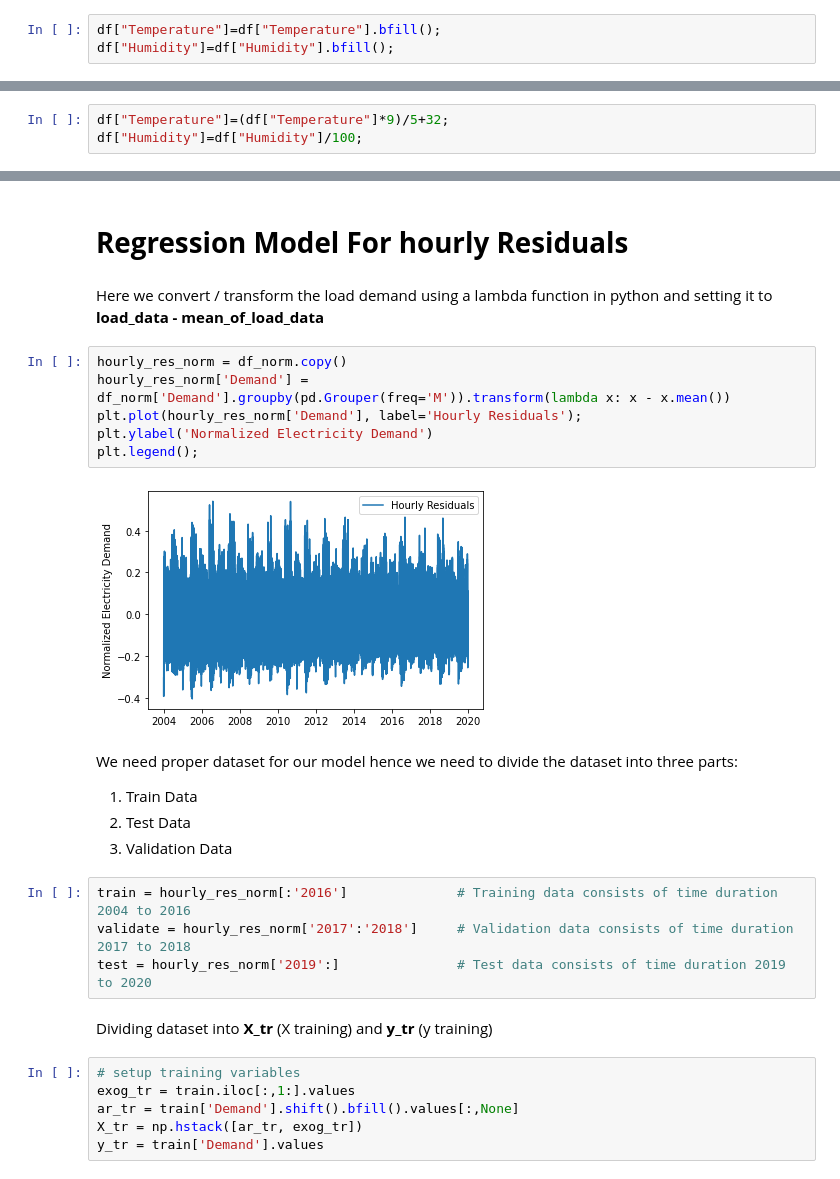
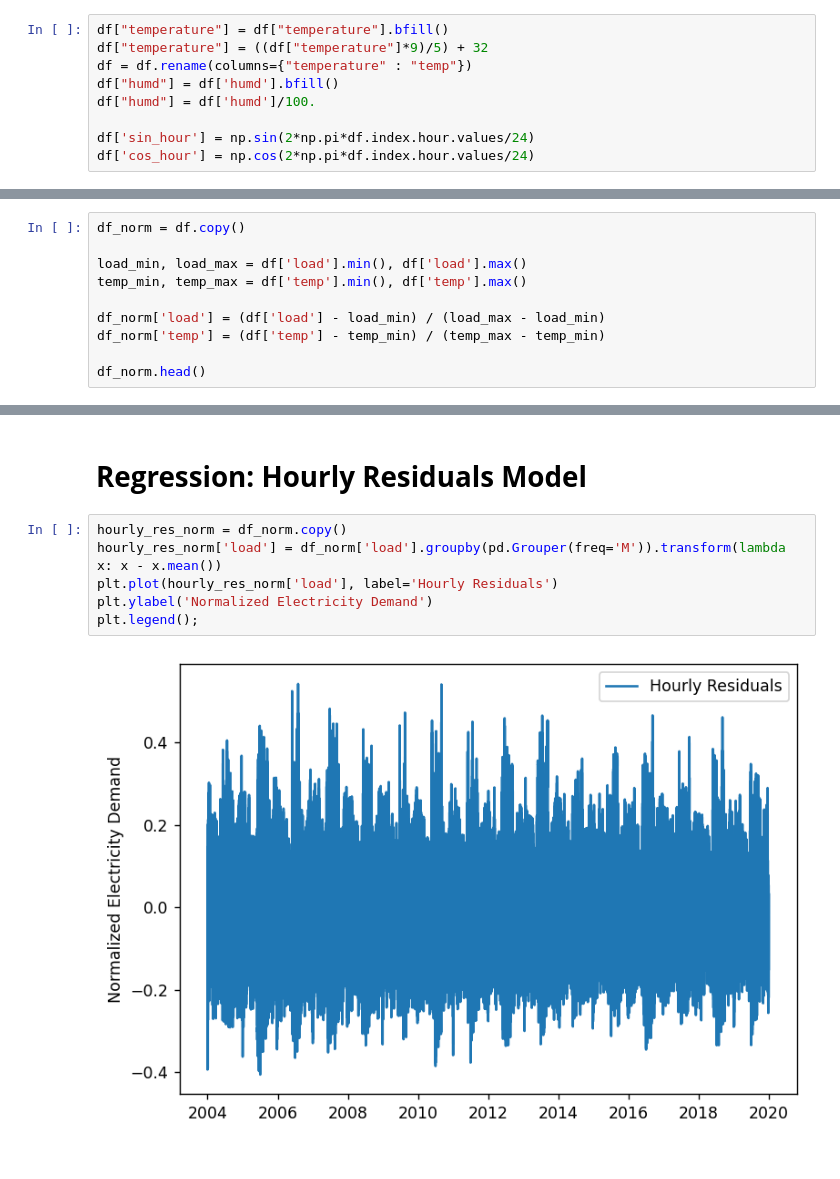
Before and after one commit to ayushiitbhu2800/Medium-Term-Load-Forecasting, a Jupyter notebook: Medium_Term_Load_Forecasting.ipynb, the cells around one changed output, grey strips where cells are left out. Saved outputs shown, nothing was run; the diff lists cells and outputs as text.

```diff
--- a/Medium_Term_Load_Forecasting.ipynb
+++ b/Medium_Term_Load_Forecasting.ipynb
@@ -165,3 +71,9 @@ Here we will proceed by using backfill row-wise method which is inbuilt in panda
-# %%
-df["Temperature"]=df["Temperature"].bfill();
-df["Humidity"]=df["Humidity"].bfill();
+# %%
+df["temperature"] = df["temperature"].bfill()
+df["temperature"] = ((df["temperature"]*9)/5) + 32
+df = df.rename(columns={"temperature" : "temp"})
+df["humd"] = df['humd'].bfill()
+df["humd"] = df['humd']/100.
+
+df['sin_hour'] = np.sin(2*np.pi*df.index.hour.values/24)
+df['cos_hour'] = np.cos(2*np.pi*df.index.hour.values/24)
@@ -184,3 +105,0 @@ memory usage: 11.5 MB
-# %%
-df["Temperature"]=(df["Temperature"]*9)/5+32;
-df["Humidity"]=df["Humidity"]/100;
@@ -231,0 +106,10 @@ df_norm.head()
+# %%
+df_norm = df.copy()
+
+load_min, load_max = df['load'].min(), df['load'].max()
+temp_min, temp_max = df['temp'].min(), df['temp'].max()
+
+df_norm['load'] = (df['load'] - load_min) / (load_max - load_min)
+df_norm['temp'] = (df['temp'] - temp_min) / (temp_max - temp_min)
+
+df_norm.head()
@@ -232,31 +192,10 @@ df_norm.head()
 # %% [markdown]
-# **Regression Model                                                                         For hourly Residuals**
+# **Regression: Hourly Residuals Model**
-# %% [markdown]
-Here we convert / transform the load demand using a lambda function in python and setting it to **load_data - mean_of_load_data**
 # %%
 hourly_res_norm = df_norm.copy()
-hourly_res_norm['Demand'] = df_norm['Demand'].groupby(pd.Grouper(freq='M')).transform(lambda x: x - x.mean())
-plt.plot(hourly_res_norm['Demand'], label='Hourly Residuals');
+hourly_res_norm['load'] = df_norm['load'].groupby(pd.Grouper(freq='M')).transform(lambda x: x - x.mean())
+plt.plot(hourly_res_norm['load'], label='Hourly Residuals')
 plt.ylabel('Normalized Electricity Demand')
 plt.legend();
 # %% [output]
-[figure, old version]
+[figure, new version]
-# %% [markdown]
-We need proper dataset for our model hence we need to divide the dataset into three parts:
-
-
-1.   Train Data
-2.   Test Data
-3.   Validation Data
-# %%
-train = hourly_res_norm[:'2016']              # Training data consists of time duration 2004 to 2016
-validate = hourly_res_norm['2017':'2018']     # Validation data consists of time duration 2017 to 2018
-test = hourly_res_norm['2019':]               # Test data consists of time duration 2019 to 2020
-# %% [markdown]
-Dividing dataset into **X_tr** (X training) and **y_tr** (y training)
-# %%
-# setup training variables
-exog_tr = train.iloc[:,1:].values
-ar_tr = train['Demand'].shift().bfill().values[:,None]
-X_tr = np.hstack([ar_tr, exog_tr])
-y_tr = train['Demand'].values
```
Also changed, not shown: parts of 69 cells of this notebook.
